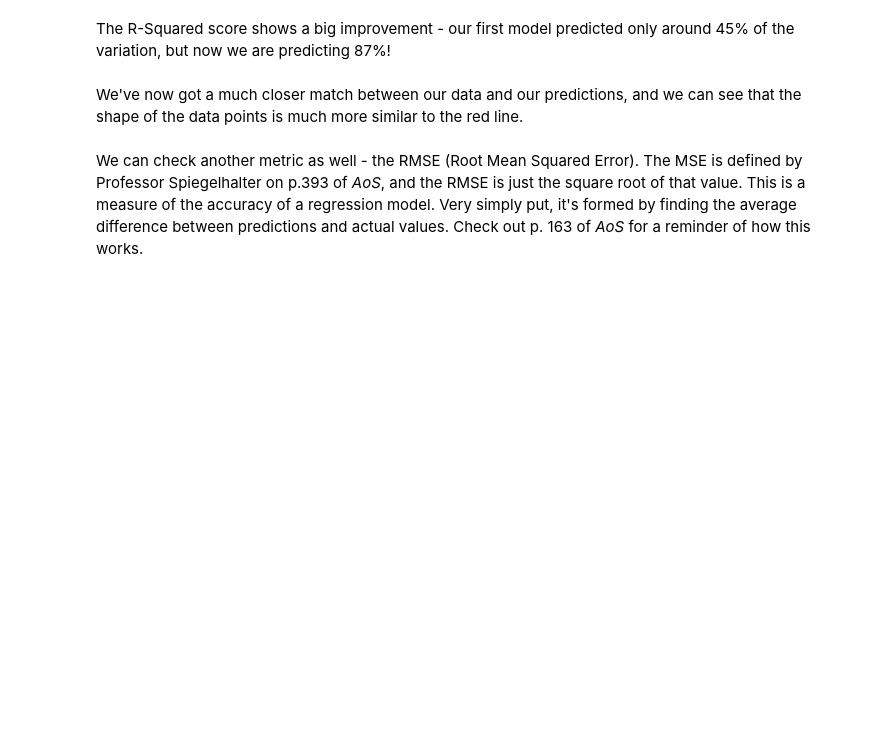
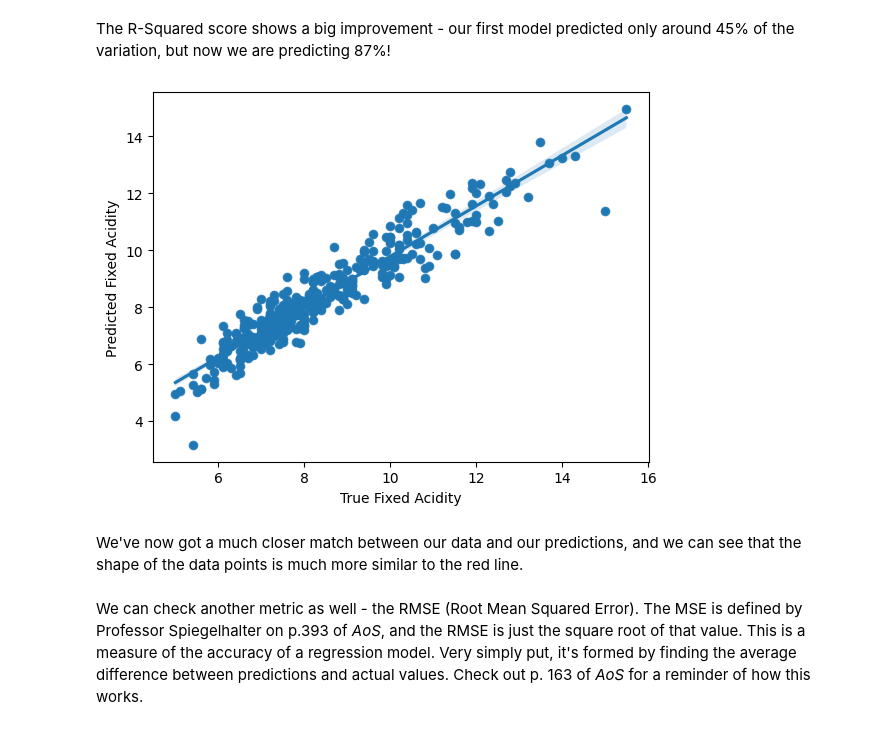
Before and after one commit to blue-santa/sprinboard-data-science-2026, a Jupyter notebook: 11-python-statistics-in-eda/04-statistical-modeling/00-case-study-linear-reg/Springboard Regression Case Study - the Red Wine Dataset - Tier 3.ipynb, the cells around one changed output. Cells and saved outputs as stored; diff of their text form; code cells hidden in the pictures; blank space fills up the shorter version.

```diff
--- a/11-python-statistics-in-eda/04-statistical-modeling/00-case-study-linear-reg/Springboard Regression Case Study - the Red Wine Dataset - Tier 3.ipynb
+++ b/11-python-statistics-in-eda/04-statistical-modeling/00-case-study-linear-reg/Springboard Regression Case Study - the Red Wine Dataset - Tier 3.ipynb
@@ -496,20 +505,17 @@ Remember, as Professor Spiegelhalter explains on p.132 of *AoS*, including more
 # Create test and train datasets
 # This is again very similar, but now we include more columns in the predictors
 # Include all columns from data in the explanatory variables X except fixed.acidity and quality (which was an integer)
-_ _ _
+df_multi = df.drop(['fixed.acidity', 'quality'], axis=1)
 
 # Create constants for X, so the model knows its bounds
-_ _ _
-
+X_multi = sm.add_constant(df_multi)
+y_multi = pd.DataFrame(df['fixed.acidity'])
 
 # Split the data
-_ _ _
+X_multi_train, X_multi_test, y_multi_train, y_multi_test = train_test_split(X_multi, y_multi, test_size=0.25, random_state=42)
 # %%
 # We can use almost identical code to create the third model, because it is the same algorithm, just different inputs
 # Create the model
-_ _ _
-
-# Fit the model
-_ _ _
+rModel_multi = sm.OLS(y_multi_train, X_multi_train).fit()
 # %%
 # Evaluate the model
@@ -518,17 +555,21 @@ _ _ _
 The R-Squared score shows a big improvement - our first model predicted only around 45% of the variation, but now we are predicting 87%!
 # %%
 # Use our new model to make predictions
-_ _ _
+y_multi_pred = rModel_multi.predict(X_multi_test)
 # %%
 # Plot the predictions
 # Build a scatterplot
-_ _ _
+_ = sns.scatterplot(x=y_multi_test['fixed.acidity'], y=y_multi_pred)
 
 # Add a line for perfect correlation
-_ _ _
+_ = sns.regplot(x=y_multi_test['fixed.acidity'], y=y_multi_pred)
 
 # Label it nicely
-_ _ _
+_.set(xlabel='True Fixed Acidity', ylabel='Predicted Fixed Acidity')
+
+plt.show()
+# %% [output]
+[figure, added]
 # %% [markdown]
 We've now got a much closer match between our data and our predictions, and we can see that the shape of the data points is much more similar to the red line.
 # %% [markdown]
```
Also changed, not shown: parts of 7 cells of this notebook.
